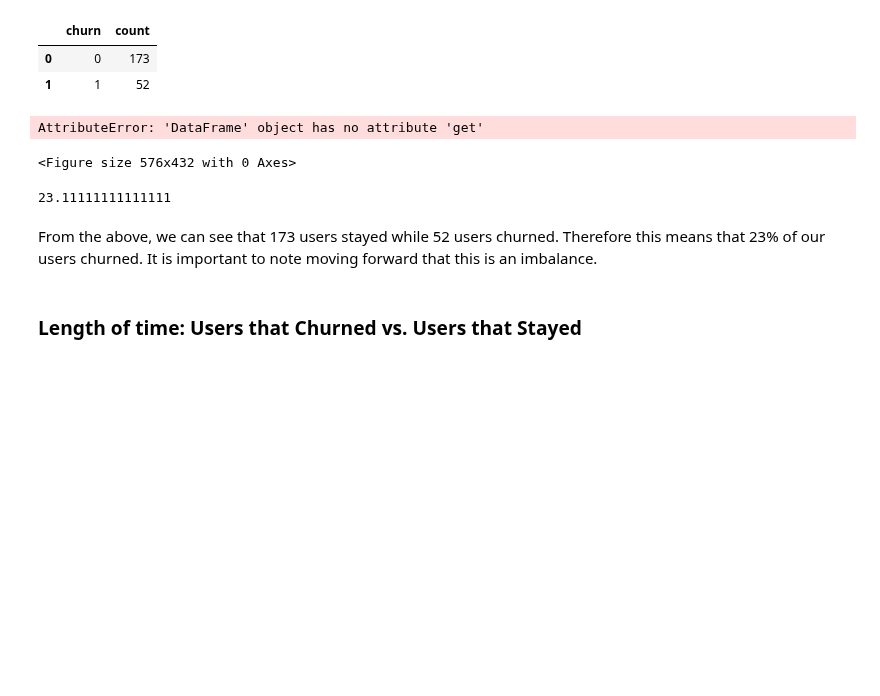
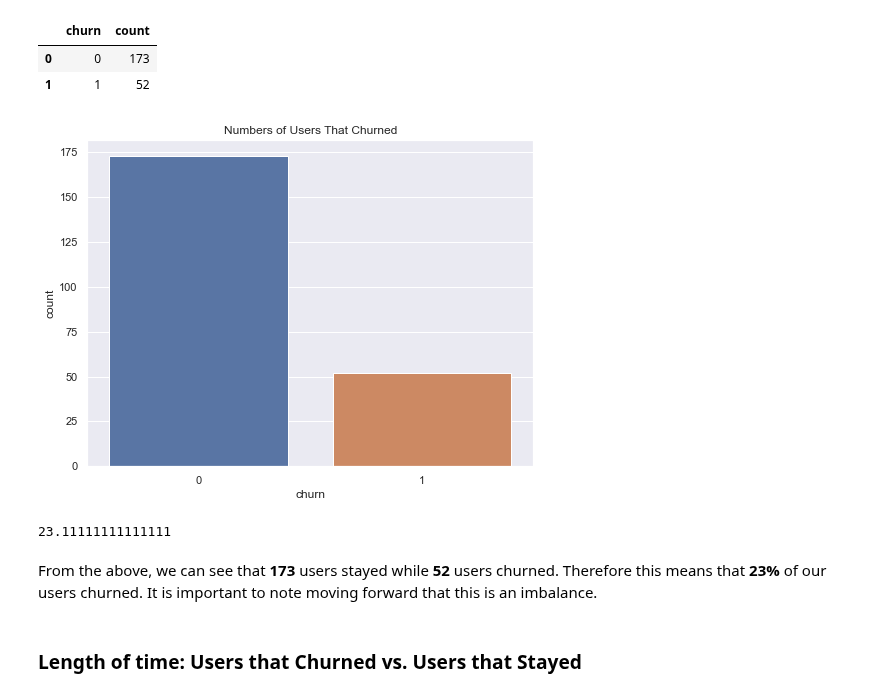
Before and after one commit to Nima-Sayyah/Sparkify, a Jupyter notebook: Sparkify.ipynb, the cells around one changed output. Cells and saved outputs as stored; diff of their text form; code cells hidden in the pictures; blank space fills up the shorter version.

```diff
--- a/Sparkify.ipynb
+++ b/Sparkify.ipynb
@@ -396,10 +397,10 @@ df_churn
 | 0 | 0 | 173 |
 | 1 | 1 | 52 |
 # %%
+# plotting the number of churned users
 plt.figure(figsize = [8,6])
-ax = sns.barplot(data = df_churn, x = 'churn', y='count', colour='blue')
+ax = sns.barplot(data = df_churn, x = 'churn', y='count')
 plt.title("Numbers of Users That Churned");
 # %% [output]
-AttributeError: 'DataFrame' object has no attribute 'get'
-<Figure size 576x432 with 0 Axes>
+[figure, added]
 # %%
@@ -407,7 +409,7 @@ AttributeError: 'DataFrame' object has no attribute 'get'
 # %% [output]
 23.11111111111111
 # %% [markdown]
-From the above, we can see that 173 users stayed while 52 users churned. Therefore this means that 23% of our users churned. It is important to note moving forward that this is an imbalance.
+From the above, we can see that **173** users stayed while **52** users churned. Therefore this means that **23%** of our users churned. It is important to note moving forward that this is an imbalance.
 # %% [markdown]
 ### Length of time: Users that Churned vs. Users that Stayed
 # %% [markdown]
```
Also changed, not shown: parts of 2 cells of this notebook.
